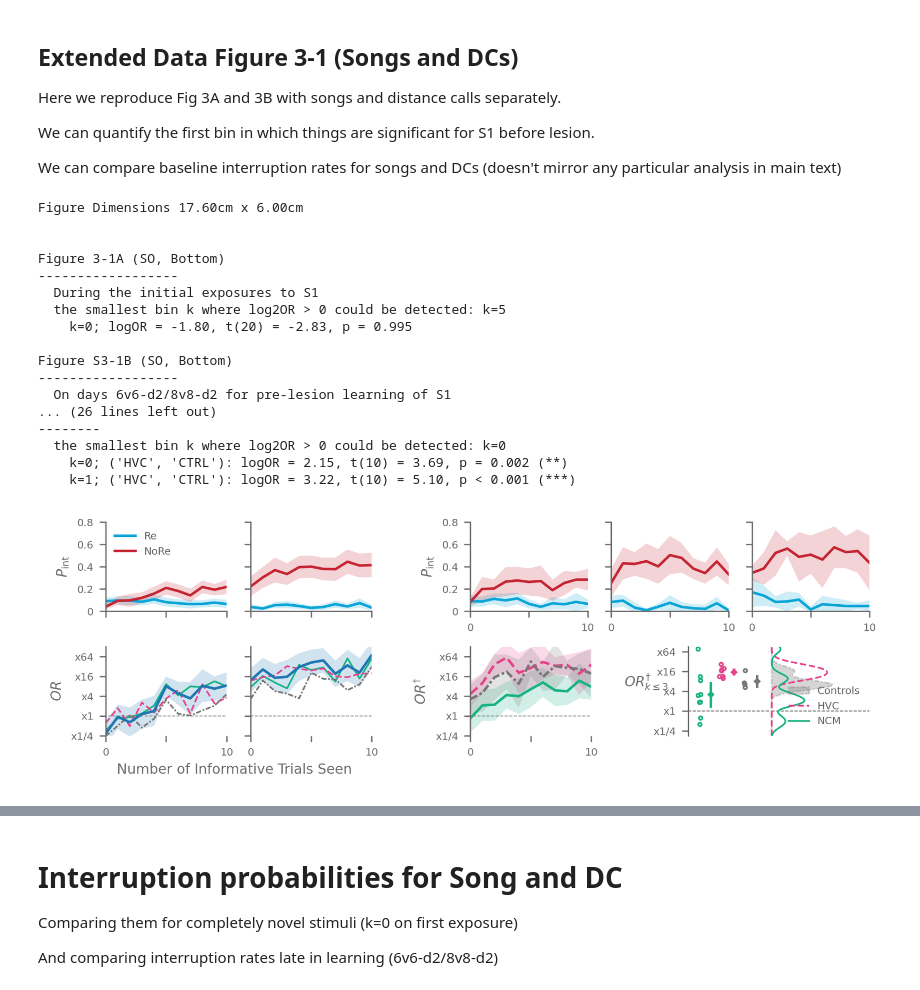
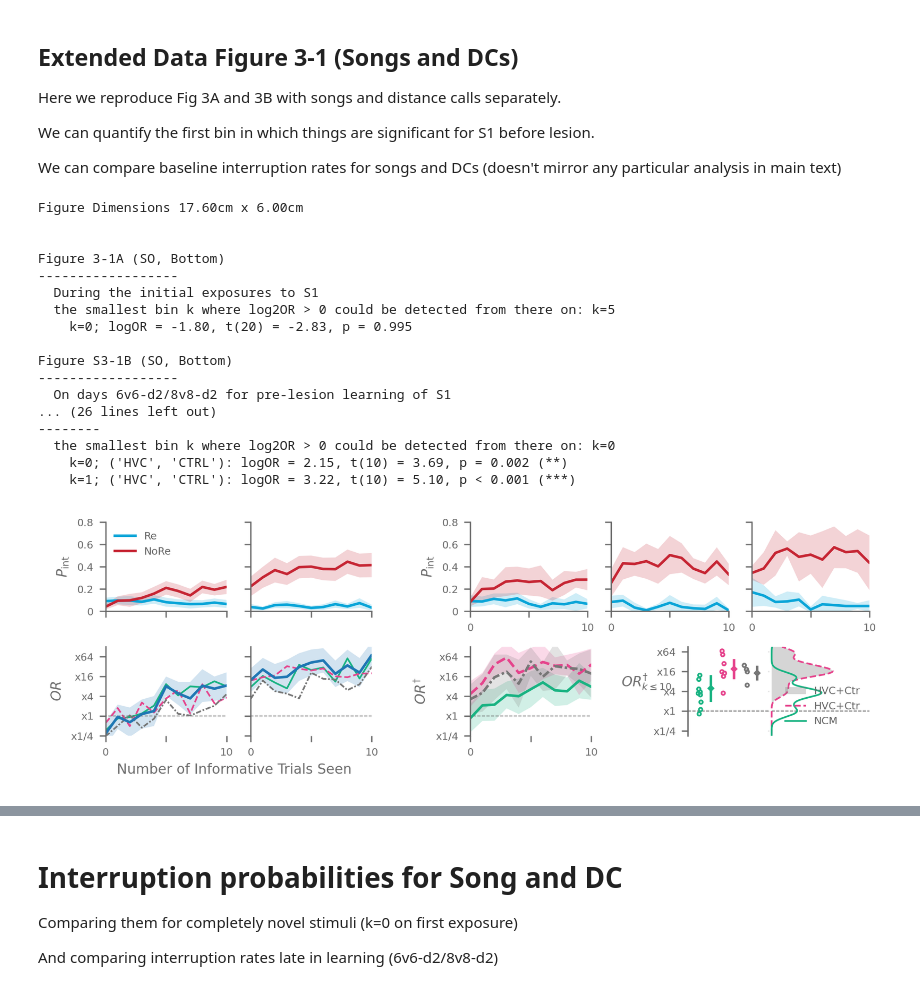
Before and after one commit to theunissenlab/zebra-finch-memory-lesions, a Jupyter notebook: paper_notebooks/2_Split_CallType_Analysis.ipynb, the cells around one changed output, grey strips where cells are left out. Saved outputs shown, nothing was run; the diff lists cells and outputs as text; code cells hidden in the pictures.

Commit message:
Modification of figures and notebooks for revised paper.

```diff
--- a/paper_notebooks/2_Split_CallType_Analysis.ipynb
+++ b/paper_notebooks/2_Split_CallType_Analysis.ipynb
@@ -44,7 +48,7 @@ setup_mpl_params()
 # %% [markdown]
 ## Set up utilities
 # %%
-SAVE_FIGS = True  #@param {type: "boolean"}
+SAVE_FIGS = False  #@param {type: "boolean"}
 FIGDIR = "figures/svg_originals"  #@param {type: "string"}
 FIGDIR = Path(FIGDIR)
 
@@ -502,11 +533,19 @@ post = figure4c_data(CALL_TYPE)
 post_ncm = post[post["Treatment"] == "NCM"]
 post_hvc = post[post["Treatment"] == "HVC"]
 post_ctrl = post[post["Treatment"] == "CTRL"]
+post_hvc_and_ctrl = post[post["Treatment"] == "HVC+CTRL"]
+post = post[post["Treatment"] != "HVC+CTRL"]
 
 ax = axes[1]
-smoothhist(np.array(post_ctrl["logOR"]), range=(-2.5, 6.5), bins=20, ax=ax, color=CTRL_COLOR, label="Controls", orientation="horizontal", fill=True, alpha=0.3, linewidth=1, linestyle=CTRL_LINESTYLE)
-smoothhist(np.array(post_hvc["logOR"]), range=(-2.5, 6.5), bins=20, ax=ax, color=HVC_COLOR, label="HVC", orientation="horizontal", linewidth=1, linestyle=HVC_LINESTYLE)
-smoothhist(np.array(post_ncm["logOR"]), range=(-2.5, 6.5), bins=20, ax=ax, color=NCM_COLOR, label="NCM", orientation="horizontal", linewidth=1, linestyle=NCM_LINESTYLE)
+merged = True
+if (merged):
+    smoothhist(np.array(post_hvc_and_ctrl["logOR"]), range=(-2.5, 6.5), bins=20, ax=ax, color=CTRL_COLOR, label="HVC+Ctr", orientation="horizontal", fill=True, alpha=0.3, linewidth=0, linestyle=HVC_LINESTYLE)
+    smoothhist(np.array(post_hvc_and_ctrl["logOR"]), range=(-2.5, 6.5), bins=20, ax=ax, color=HVC_COLOR, label="HVC+Ctr", orientation="horizontal", linewidth=1, linestyle=HVC_LINESTYLE)
+    smoothhist(np.array(post_ncm["logOR"]), range=(-2.5, 6.5), bins=20, ax=ax, color=NCM_COLOR, label="NCM", orientation="horizontal", linewidth=1, linestyle=NCM_LINESTYLE)
+else:
+    smoothhist(np.array(post_ctrl["logOR"]), range=(-2.5, 6.5), bins=20, ax=ax, color=CTRL_COLOR, label="Controls", orientation="horizontal", fill=True, alpha=0.3, linewidth=1, linestyle=CTRL_LINESTYLE)
+    smoothhist(np.array(post_hvc["logOR"]), range=(-2.5, 6.5), bins=20, ax=ax, color=HVC_COLOR, label="HVC", orientation="horizontal", linewidth=1, linestyle=HVC_LINESTYLE)
+    smoothhist(np.array(post_ncm["logOR"]), range=(-2.5, 6.5), bins=20, ax=ax, color=NCM_COLOR, label="NCM", orientation="horizontal", linewidth=1, linestyle=NCM_LINESTYLE)
 
 ax.legend(fontsize=6, loc="lower right", frameon=False)
 
@@ -550,34 +589,34 @@ ax_scatter.errorbar(
 )
 
 ax_scatter.set_xlim(-1, 6)
 ax_scatter.hlines(0, *plt.xlim(), color=AX_COLOR, linestyle="--", linewidth=0.5, zorder=-1)
 border(ax_scatter, 1, 0, 0, 0)
 ax_scatter.set_xticks([])
-ax_scatter.set_ylabel(r"$OR^{\dagger}_{k \leq 3}$", fontsize=8, rotation=0)
+ax_scatter.set_ylabel(r"$OR^{\dagger}_{k \leq 10}$", fontsize=8, rotation=0)
 
 for ax_ in [ax, ax_scatter]:
     ax_.set_ylim(-2.5, 6.5)
     ax_.set_yticks([ -2, 0, 2, 4, 6], ["x1/4", "x1", "x4", "x16", "x64"], fontsize=6)
 
 
 if SAVE_FIGS:
     fig.savefig(savedir("figS3-1.svg"), format="svg", bbox_inches="tight")
 # %% [output]
 Figure Dimensions 17.60cm x 6.00cm
 
 
 Figure 3-1A (SO, Bottom)
 ------------------
   During the initial exposures to S1
-  the smallest bin k where log2OR > 0 could be detected: k=5
+  the smallest bin k where log2OR > 0 could be detected from there on: k=5
     k=0; logOR = -1.80, t(20) = -2.83, p = 0.995
 
 Figure S3-1B (SO, Bottom)
 ------------------
   On days 6v6-d2/8v8-d2 for pre-lesion learning of S1
 ... (26 lines left out)
 --------
-  the smallest bin k where log2OR > 0 could be detected: k=0
+  the smallest bin k where log2OR > 0 could be detected from there on: k=0
     k=0; ('HVC', 'CTRL'): logOR = 2.15, t(10) = 3.69, p = 0.002 (**)
     k=1; ('HVC', 'CTRL'): logOR = 3.22, t(10) = 5.10, p < 0.001 (***)
-[figure, old version]
+[figure, new version]
```
Also changed, not shown: parts of 42 cells of this notebook, 14 other files.
